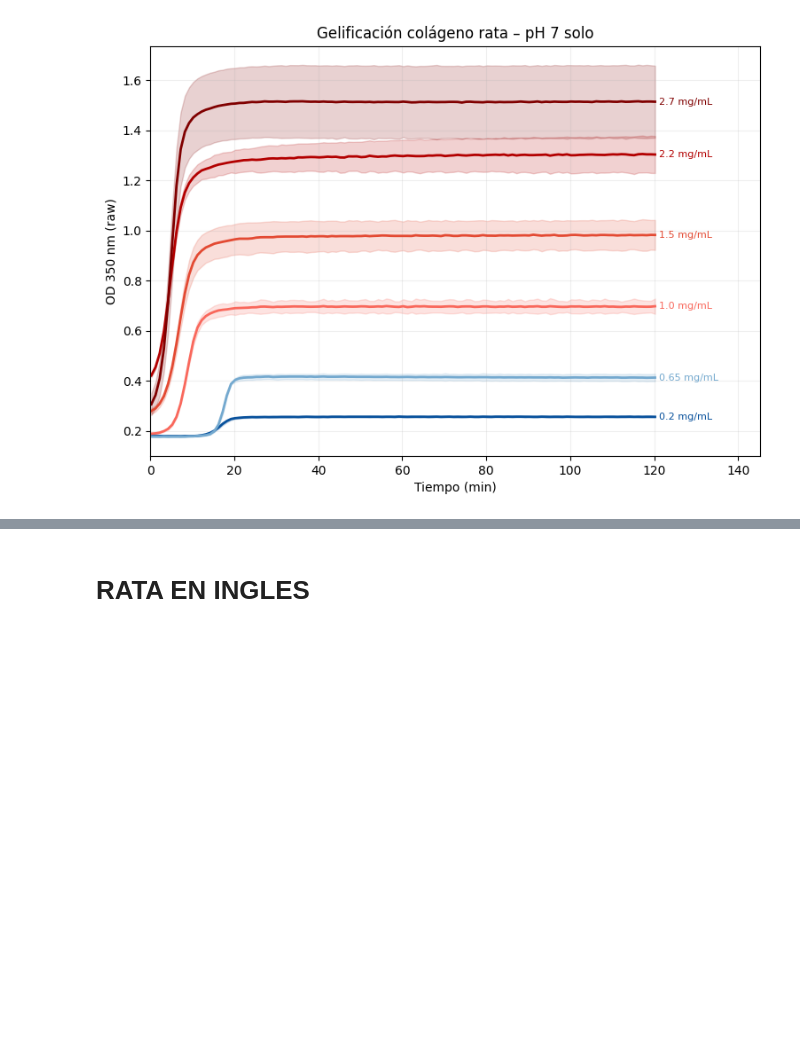
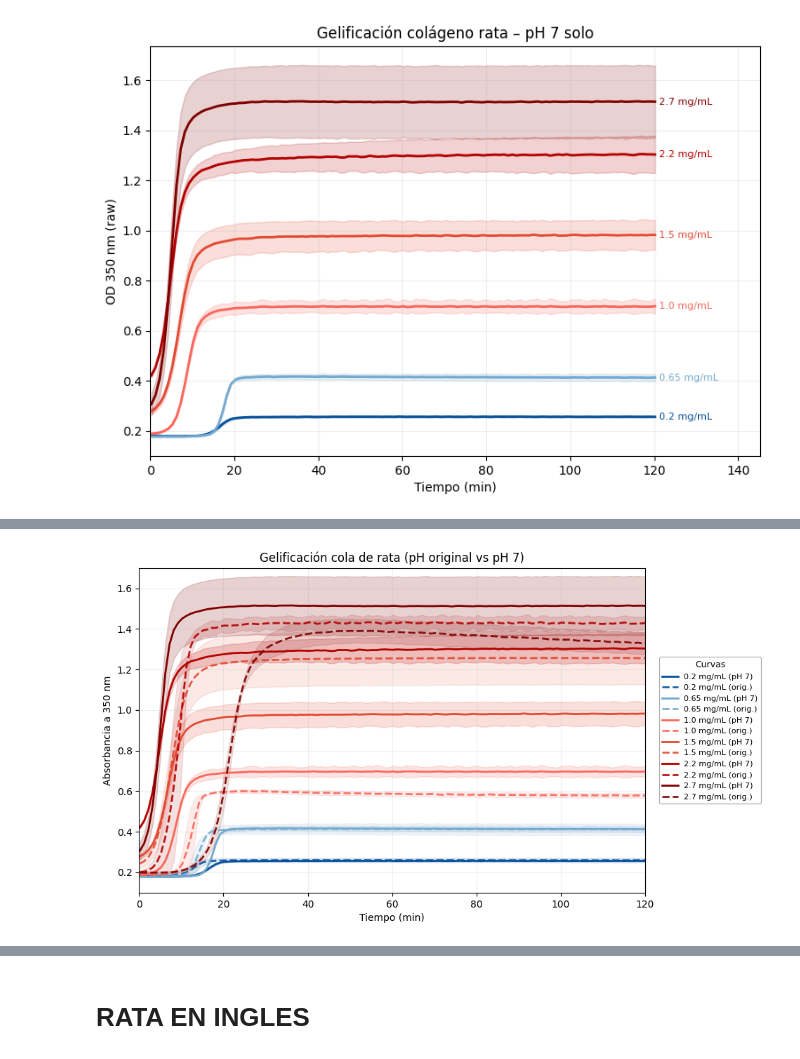
Before and after one commit to Bertaalcolea/Collagen_studies, a Jupyter notebook: Concentraciones_Rat.ipynb, the cells around one changed output, grey strips where cells are left out. Saved outputs shown, nothing was run; the diff lists cells and outputs as text; code cells hidden in the pictures; blank space fills up the shorter version.

```diff
--- a/Concentraciones_Rat.ipynb
+++ b/Concentraciones_Rat.ipynb
@@ -583,0 +669,8 @@ plot_gel_only_pH7(
+# %%
+plot_gel_fixed_colors_endlabels(
+    df_rat_stats,
+    "Tar Tail collagen fibrillogenesis – pH 7 vs original pH)",
+    color_map_conc
+)
+# %% [output]
+[figure, added]
```
Also changed, not shown: parts of 7 cells of this notebook.
